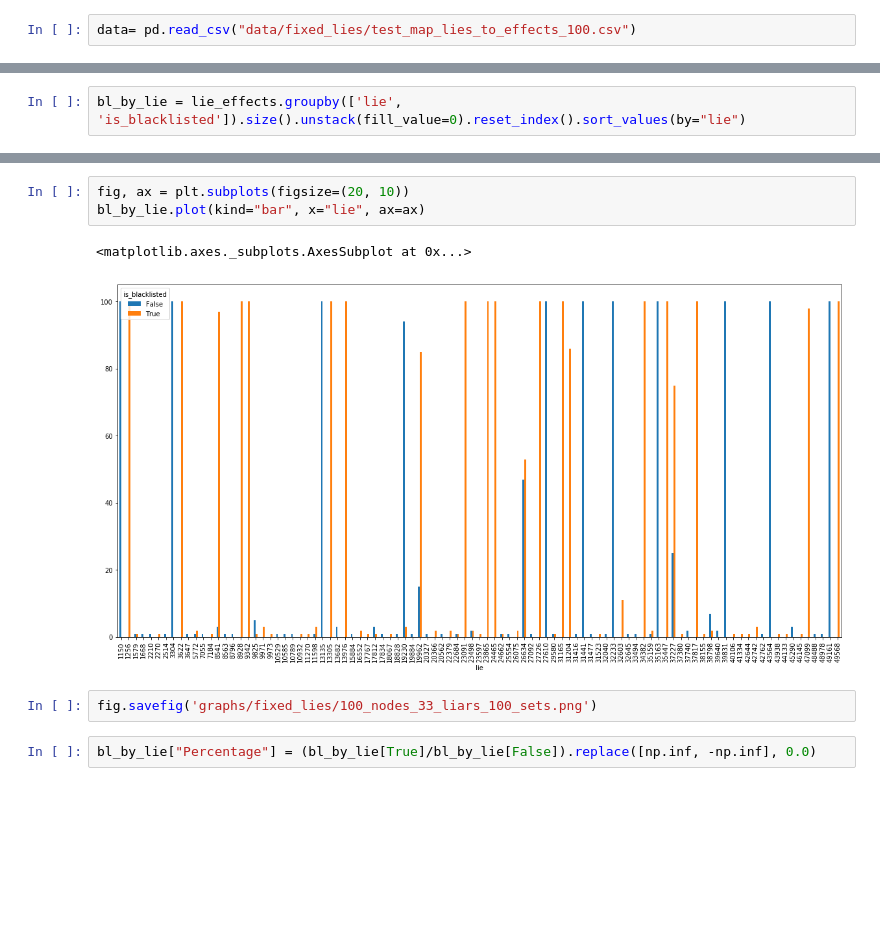
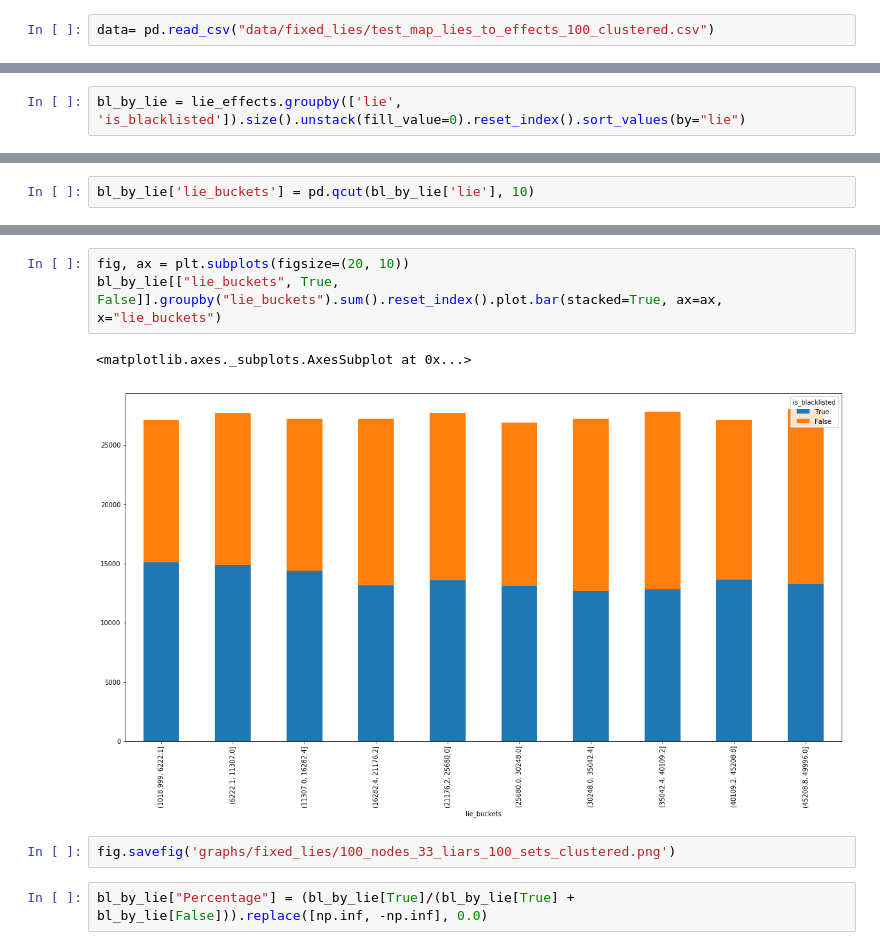
Before and after one commit to isabella232/student_19_proof-of-loc, a Jupyter notebook: python_graphs/Fixed_Lies.ipynb, the cells around one changed output, grey strips where cells are left out. Saved outputs shown, nothing was run; the diff lists cells and outputs as text; blank space fills up the shorter version.

Commit message:
made graphs for fixed lies

```diff
--- a/python_graphs/Fixed_Lies.ipynb
+++ b/python_graphs/Fixed_Lies.ipynb
@@ -5,4 +5,4 @@ import pandas as pd
 import numpy as np
 import matplotlib.pyplot as plt
 # %%
-data= pd.read_csv("data/fixed_lies/test_map_lies_to_effects_100.csv")
+data= pd.read_csv("data/fixed_lies/test_map_lies_to_effects_100_clustered.csv")
@@ -112,0 +134,2 @@ bl_by_lie
+# %%
+bl_by_lie['lie_buckets'] = pd.qcut(bl_by_lie['lie'], 10)
@@ -113,13 +150,13 @@ bl_by_lie
 # %%
 fig, ax = plt.subplots(figsize=(20, 10))
-bl_by_lie.plot(kind="bar", x="lie", ax=ax)
+bl_by_lie[["lie_buckets", True, False]].groupby("lie_buckets").sum().reset_index().plot.bar(stacked=True, ax=ax, x="lie_buckets")
 # %% [output]
 <matplotlib.axes._subplots.AxesSubplot at 0x...>
-[figure, old version]
+[figure, new version]
 # %%
-fig.savefig('graphs/fixed_lies/100_nodes_33_liars_100_sets.png')
+fig.savefig('graphs/fixed_lies/100_nodes_33_liars_100_sets_clustered.png')
 # %%
-bl_by_lie["Percentage"] = (bl_by_lie[True]/bl_by_lie[False]).replace([np.inf, -np.inf], 0.0)
+bl_by_lie["Percentage"] = (bl_by_lie[True]/(bl_by_lie[True] + bl_by_lie[False])).replace([np.inf, -np.inf], 0.0)
 # %%
 bl_by_lie
 # %% [output]
```
Also changed, not shown: parts of 11 cells of this notebook, 9 other files.
